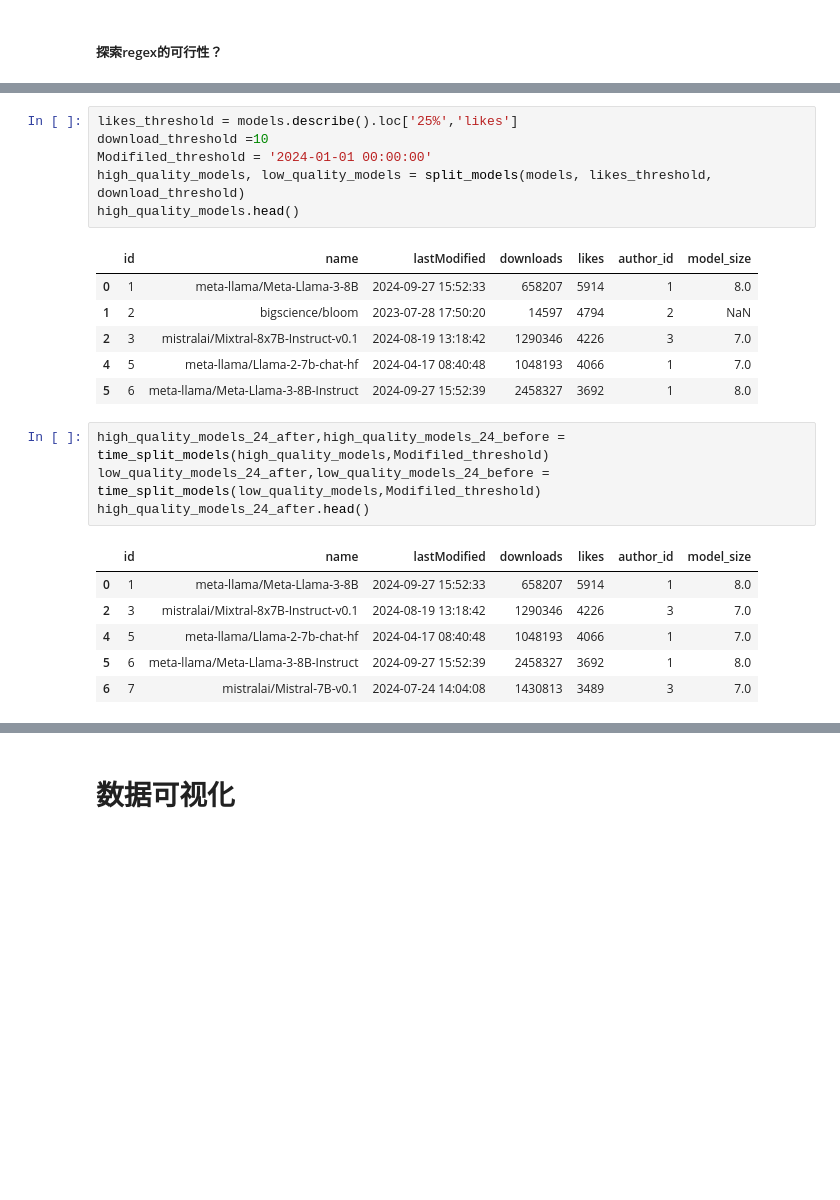
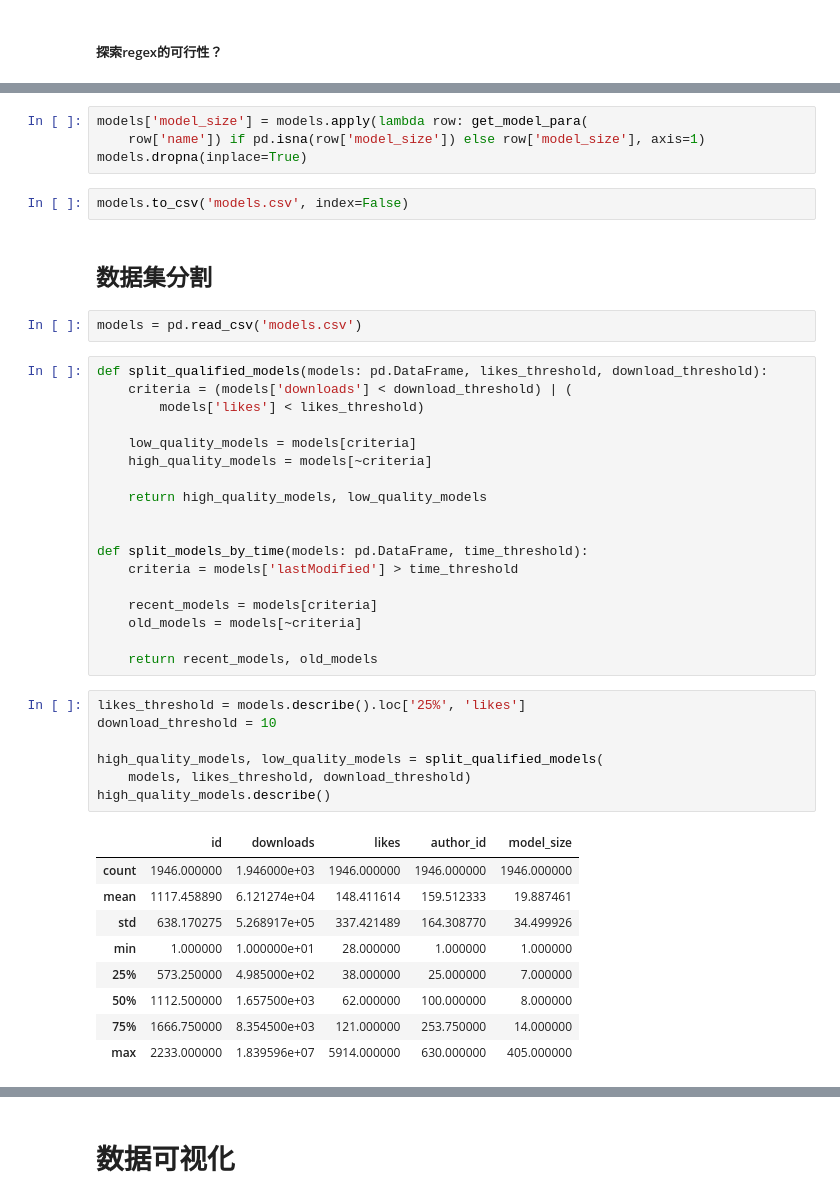
Before and after one commit to yansirgood/DL-course-labs, a Jupyter notebook: LLM-overview/report.ipynb, the cells around one changed output, grey strips where cells are left out. Cells and saved outputs as stored; diff of their text form; blank space fills up the shorter version.

```diff
--- a/LLM-overview/report.ipynb
+++ b/LLM-overview/report.ipynb
@@ -306,24 +342,45 @@ def time_split_models(models,Modifiled_threshold):
+# %%
+models['model_size'] = models.apply(lambda row: get_model_para(
+    row['name']) if pd.isna(row['model_size']) else row['model_size'], axis=1)
+models.dropna(inplace=True)
+# %%
+models.to_csv('models.csv', index=False)
+# %% [markdown]
+## 数据集分割
+# %%
+models = pd.read_csv('models.csv')
+# %%
+def split_qualified_models(models: pd.DataFrame, likes_threshold, download_threshold):
+    criteria = (models['downloads'] < download_threshold) | (
+        models['likes'] < likes_threshold)
+
+    low_quality_models = models[criteria]
+    high_quality_models = models[~criteria]
+
+    return high_quality_models, low_quality_models
+
+
+def split_models_by_time(models: pd.DataFrame, time_threshold):
+    criteria = models['lastModified'] > time_threshold
+
+    recent_models = models[criteria]
+    old_models = models[~criteria]
+
+    return recent_models, old_models
 # %%
-likes_threshold = models.describe().loc['25%','likes']
-download_threshold =10
-Modifiled_threshold = '2024-01-01 00:00:00'
-high_quality_models, low_quality_models = split_models(models, likes_threshold, download_threshold)
-high_quality_models.head()
+likes_threshold = models.describe().loc['25%', 'likes']
+download_threshold = 10
+
+high_quality_models, low_quality_models = split_qualified_models(
+    models, likes_threshold, download_threshold)
+high_quality_models.describe()
 # %% [output]
-|  | id | name | lastModified | downloads | likes | author_id | model_size |
-| 0 | 1 | meta-llama/Meta-Llama-3-8B | 2024-09-27 15:52:33 | 658207 | 5914 | 1 | 8.0 |
-| 1 | 2 | bigscience/bloom | 2023-07-28 17:50:20 | 14597 | 4794 | 2 | NaN |
-| 2 | 3 | mistralai/Mixtral-8x7B-Instruct-v0.1 | 2024-08-19 13:18:42 | 1290346 | 4226 | 3 | 7.0 |
-| 4 | 5 | meta-llama/Llama-2-7b-chat-hf | 2024-04-17 08:40:48 | 1048193 | 4066 | 1 | 7.0 |
-| 5 | 6 | meta-llama/Meta-Llama-3-8B-Instruct | 2024-09-27 15:52:39 | 2458327 | 3692 | 1 | 8.0 |
+|  | id | downloads | likes | author_id | model_size |
+| count | 1946.000000 | 1.946000e+03 | 1946.000000 | 1946.000000 | 1946.000000 |
+| mean | 1117.458890 | 6.121274e+04 | 148.411614 | 159.512333 | 19.887461 |
+| std | 638.170275 | 5.268917e+05 | 337.421489 | 164.308770 | 34.499926 |
+| min | 1.000000 | 1.000000e+01 | 28.000000 | 1.000000 | 1.000000 |
+| 25% | 573.250000 | 4.985000e+02 | 38.000000 | 25.000000 | 7.000000 |
+| 50% | 1112.500000 | 1.657500e+03 | 62.000000 | 100.000000 | 8.000000 |
+| 75% | 1666.750000 | 8.354500e+03 | 121.000000 | 253.750000 | 14.000000 |
+| max | 2233.000000 | 1.839596e+07 | 5914.000000 | 630.000000 | 405.000000 |
-# %%
-high_quality_models_24_after,high_quality_models_24_before = time_split_models(high_quality_models,Modifiled_threshold)
-low_quality_models_24_after,low_quality_models_24_before = time_split_models(low_quality_models,Modifiled_threshold)
-high_quality_models_24_after.head()
-# %% [output]
-|  | id | name | lastModified | downloads | likes | author_id | model_size |
-| 0 | 1 | meta-llama/Meta-Llama-3-8B | 2024-09-27 15:52:33 | 658207 | 5914 | 1 | 8.0 |
-| 2 | 3 | mistralai/Mixtral-8x7B-Instruct-v0.1 | 2024-08-19 13:18:42 | 1290346 | 4226 | 3 | 7.0 |
-| 4 | 5 | meta-llama/Llama-2-7b-chat-hf | 2024-04-17 08:40:48 | 1048193 | 4066 | 1 | 7.0 |
-| 5 | 6 | meta-llama/Meta-Llama-3-8B-Instruct | 2024-09-27 15:52:39 | 2458327 | 3692 | 1 | 8.0 |
-| 6 | 7 | mistralai/Mistral-7B-v0.1 | 2024-07-24 14:04:08 | 1430813 | 3489 | 3 | 7.0 |
```
Also changed, not shown: parts of 23 cells of this notebook.
